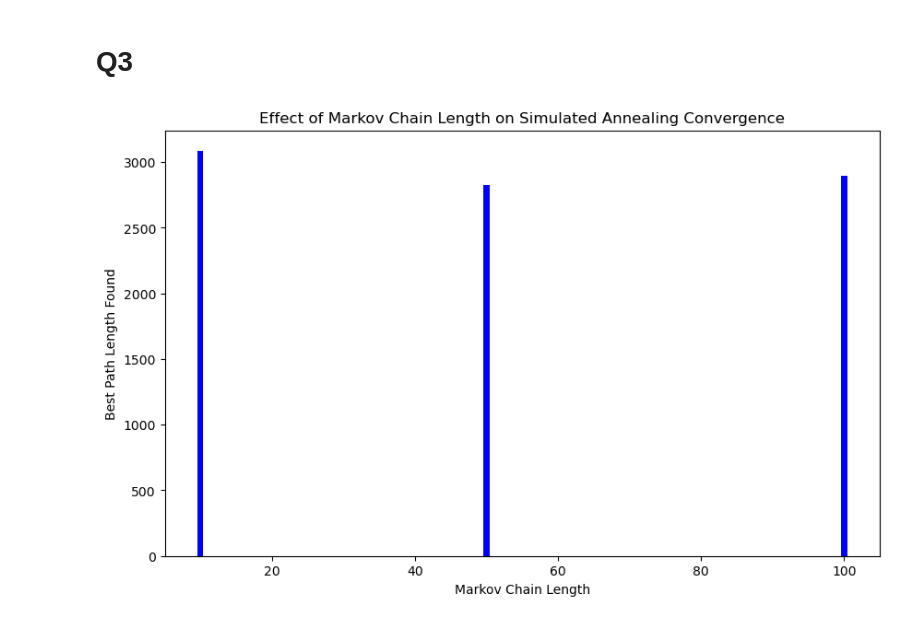
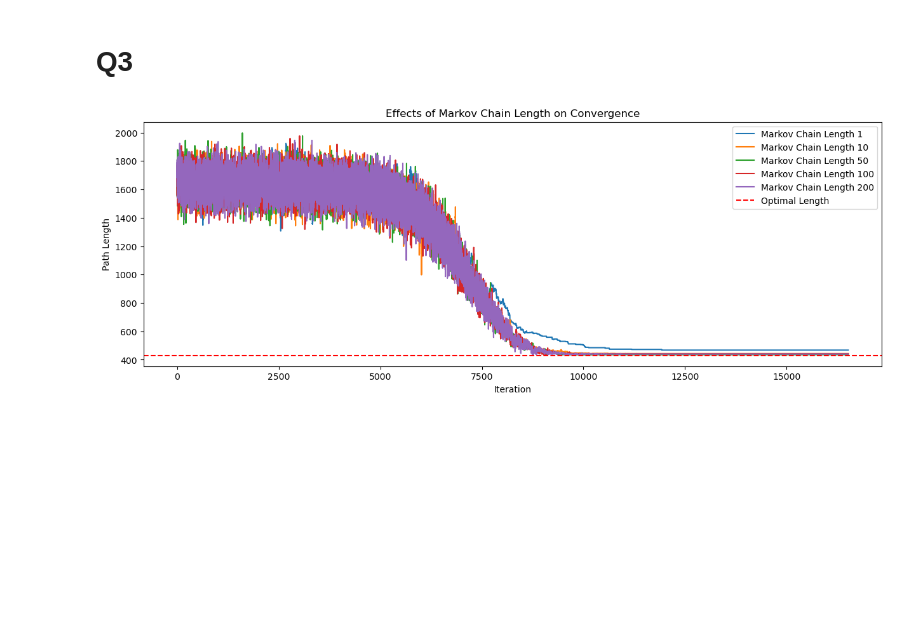
Before and after one commit to jazminli/TSP-Assignment3, a Jupyter notebook: 1.ipynb, the cells around one changed output. Cells and saved outputs as stored; diff of their text form; code cells hidden in the pictures; blank space fills up the shorter version.

Commit message:
edit method&optimal tour

```diff
--- a/1.ipynb
+++ b/1.ipynb
@@ -448,54 +393,51 @@ TypeError: list indices must be integers or slices, not tuple
 # %% [markdown]
 # Q3
 # %%
-import numpy as np
-import matplotlib.pyplot as plt
+def exponential_cooling(current_temp, alpha, iteration):
+    return current_temp * alpha
 
-def simulated_annealing(cities, initial_temp, final_temp, alpha, markov_chain_length):
+def simulated_annealing(cities, initial_temp, final_temp, alpha, cooling_schedule, markov_chain_length):
     current_temp = initial_temp
-    current_tour = np.random.permutation(len(cities))
-    current_length = path_length(cities, current_tour)
-    best_length = current_length
+    best_tour = np.random.permutation(len(cities))
+    best_length = path_length(cities, best_tour)
+    iteration = 1  # 初始化迭代变量
+    lengths = [best_length]
 
     while current_temp > final_temp:
-        for _ in range(markov_chain_length):  # 使用不同的马尔可夫链长度
+        for _ in range(markov_chain_length):
             i, j = np.sort(np.random.choice(len(cities), 2, replace=False))
-            new_tour = two_opt_swap(current_tour, i, j)
+            new_tour = two_opt_swap(best_tour, i, j)
             new_length = path_length(cities, new_tour)
 
-            if new_length < current_length or np.random.rand() < np.exp((current_length - new_length) / current_temp):
-                current_tour = new_tour
-                current_length = new_length
-
-            if new_length < best_length:
+            if new_length < best_length or np.random.rand() < np.exp((best_length - new_length) / current_temp):
+                best_tour = new_tour
                 best_length = new_length
 
-        current_temp *= alpha
+        lengths.append(best_length)  # 在每次温度变化后记录路径长度
+        current_temp = cooling_schedule(current_temp, alpha, iteration)  # 使用当前迭代次数更新温度
+        iteration += 1  # 增加迭代次数
 
-    return best_length
+    return best_length, lengths
 
-# 不同的马尔可夫链长度
-markov_chain_lengths = [10, 50, 100]
 
-# 解析 TSP 和 OPT 文件
-cities = parse_tsp('a280.tsp.txt')  # 替换为 a280.tsp 文件的实际路径
-opt_tour = parse_opt_tour('a280.opt.tour.txt')  # 替换为 a280.opt.tour 文件的实际路径
-opt_length = calculate_opt_length(cities, opt_tour)
+markov_lengths = [1, 10, 50, 100, 200]  # 可根据需要调整这些值
+results = {}
 
-# 存储结果
-results = []
+for length in markov_lengths:
+    _, lengths = simulated_annealing(cities, initial_temp, final_temp, alpha, exponential_cooling, length)
+    results[length] = lengths
 
-# 运行模拟退火算法并记录结果
-for length in markov_chain_lengths:
-    best_length = simulated_annealing(cities, initial_temp, final_temp, alpha, length)
-    results.append(best_length)
+# 修改绘图代码部分
+plt.figure(figsize=(15, 5))
+for length in markov_lengths:
+    _, lengths = simulated_annealing(cities, initial_temp, final_temp, alpha, exponential_cooling, length)
+    plt.plot(range(len(lengths)), lengths, label=f'Markov Chain Length {length}')  # 使用正确的迭代次数范围
 
-# 可视化结果
-plt.figure(figsize=(10, 6))
-plt.bar(markov_chain_lengths, results, color='blue')
-plt.xlabel('Markov Chain Length')
-plt.ylabel('Best Path Length Found')
-plt.title('Effect of Markov Chain Length on Simulated Annealing Convergence')
+plt.axhline(y=opt_length, color='r', linestyle='--', label='Optimal Length')
+plt.xlabel('Iteration')
+plt.ylabel('Path Length')
+plt.title('Effects of Markov Chain Length on Convergence')
+plt.legend()
 plt.show()
 # %% [output]
-[figure, old version]
+[figure, new version]
```
Also changed, not shown: parts of 4 cells of this notebook, 1 other file.
